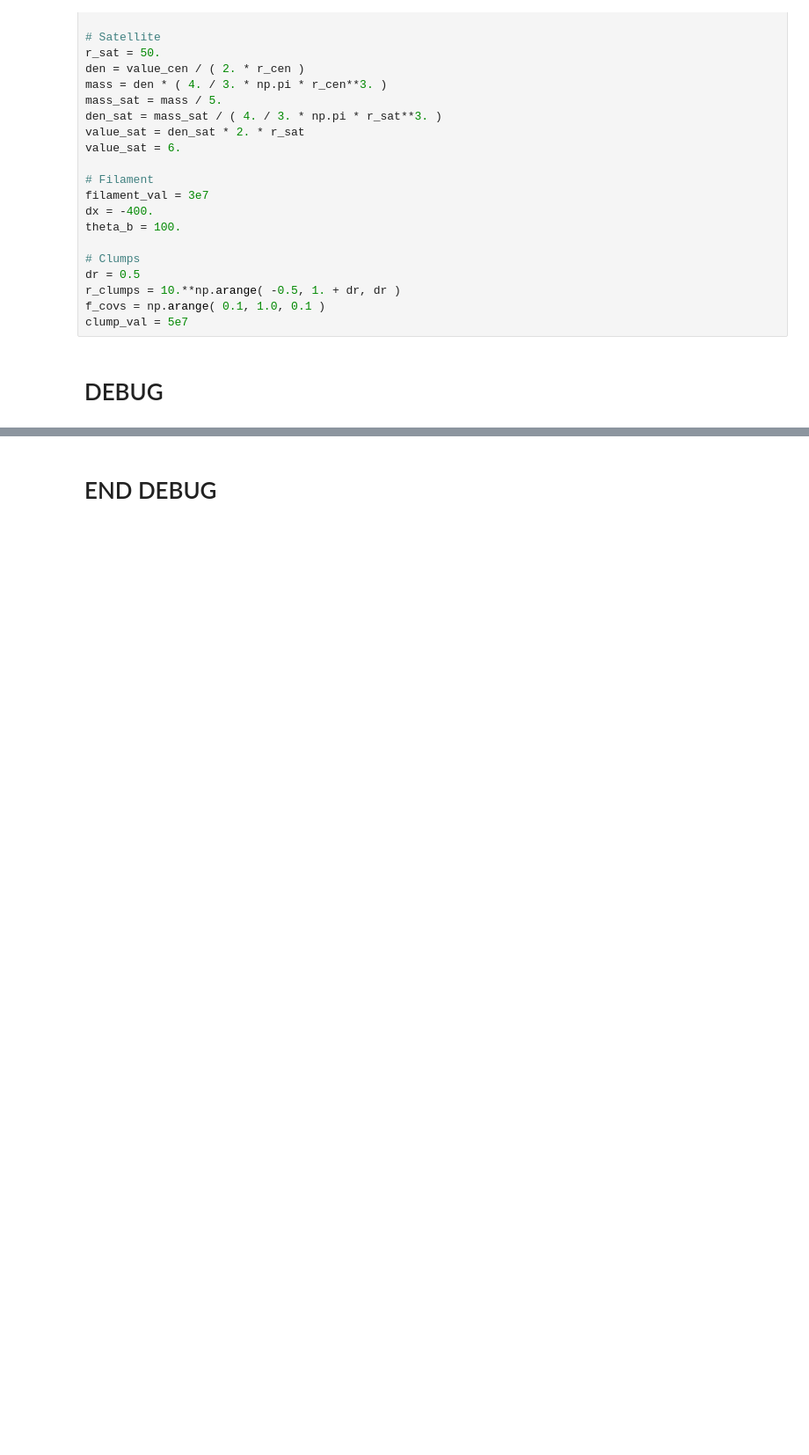
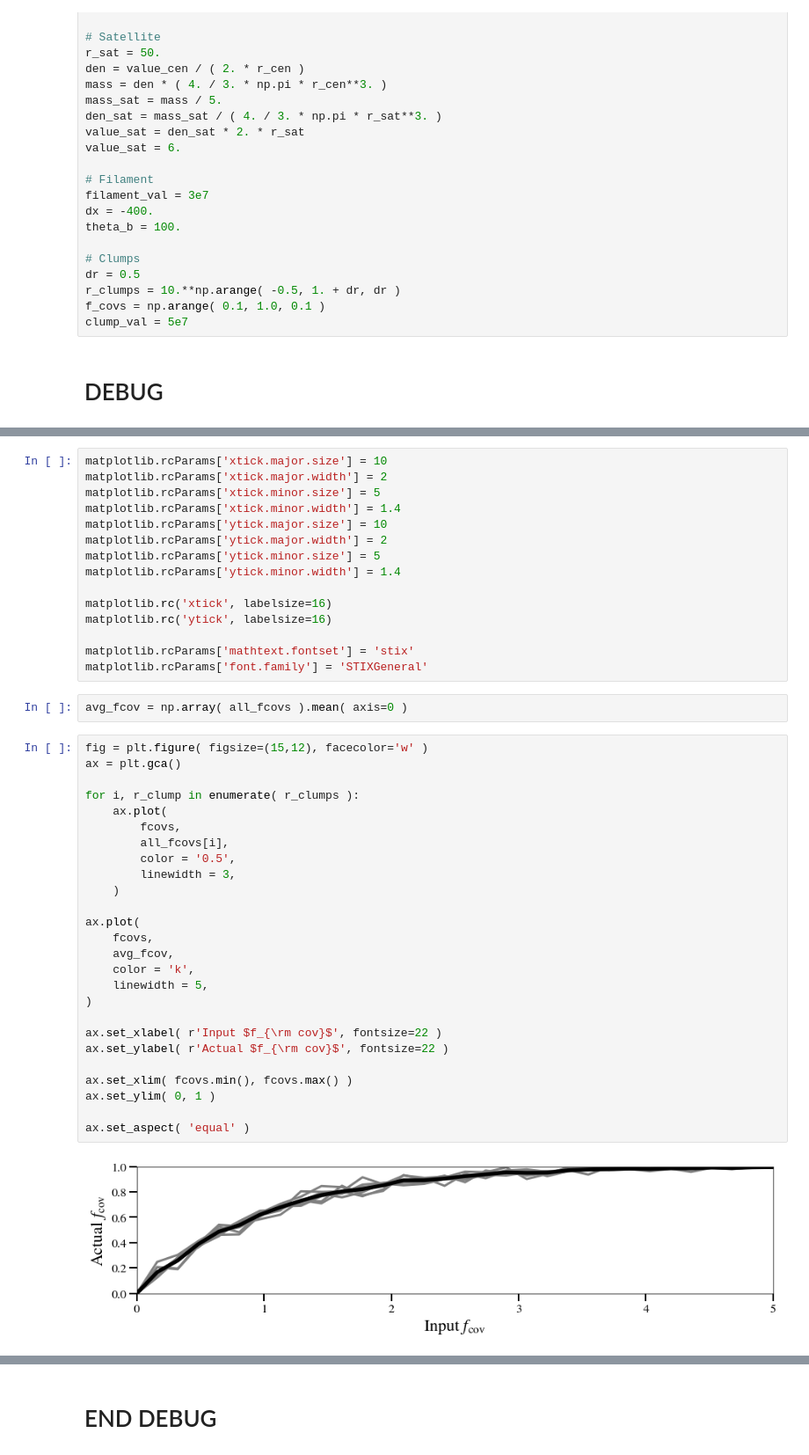
Before and after one commit to zhafen/stained_glass, a Jupyter notebook: examples/ structure_sensitivity.ipynb, the cells around one changed output, grey strips where cells are left out. Shown at 88% size. Saved outputs shown, nothing was run; the diff lists cells and outputs as text; blank space fills up the shorter version.

```diff
--- a/examples/ structure_sensitivity.ipynb
+++ b/examples/ structure_sensitivity.ipynb
@@ -78,0 +111,45 @@ ip.
+# %%
+matplotlib.rcParams['xtick.major.size'] = 10
+matplotlib.rcParams['xtick.major.width'] = 2
+matplotlib.rcParams['xtick.minor.size'] = 5
+matplotlib.rcParams['xtick.minor.width'] = 1.4
+matplotlib.rcParams['ytick.major.size'] = 10
+matplotlib.rcParams['ytick.major.width'] = 2
+matplotlib.rcParams['ytick.minor.size'] = 5
+matplotlib.rcParams['ytick.minor.width'] = 1.4
+
+matplotlib.rc('xtick', labelsize=16)
+matplotlib.rc('ytick', labelsize=16)
+
+matplotlib.rcParams['mathtext.fontset'] = 'stix'
+matplotlib.rcParams['font.family'] = 'STIXGeneral'
+# %%
+avg_fcov = np.array( all_fcovs ).mean( axis=0 )
+# %%
+fig = plt.figure( figsize=(15,12), facecolor='w' )
+ax = plt.gca()
+
+for i, r_clump in enumerate( r_clumps ):
+    ax.plot(
+        fcovs,
+        all_fcovs[i],
+        color = '0.5',
+        linewidth = 3,
+    )
+
+ax.plot(
+    fcovs,
+    avg_fcov,
+    color = 'k',
+    linewidth = 5,
+)
+
+ax.set_xlabel( r'Input $f_{\rm cov}$', fontsize=22 )
+ax.set_ylabel( r'Actual $f_{\rm cov}$', fontsize=22 )
+
+ax.set_xlim( fcovs.min(), fcovs.max() )
+ax.set_ylim( 0, 1 )
+
+ax.set_aspect( 'equal' )
+# %% [output]
+[figure, added]
```
Also changed, not shown: parts of 9 cells of this notebook, 1 other file.
